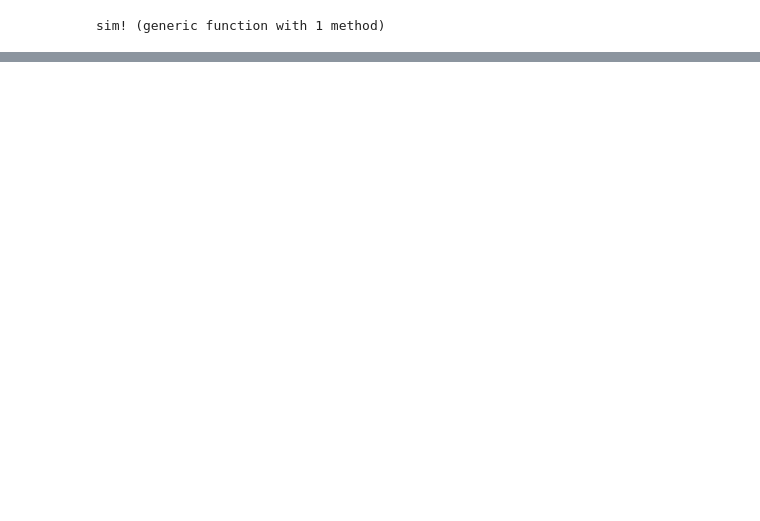
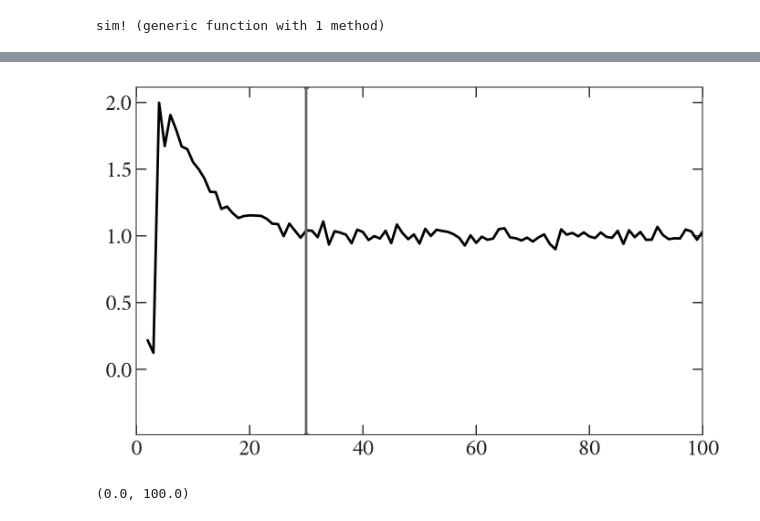
Before and after one commit to xzackli/PowerSpectra.jl, a Jupyter notebook: notebooks/simple sim.ipynb, the cells around one changed output, grey strips where cells are left out. Cells and saved outputs as stored; diff of their text form; code cells hidden in the pictures; blank space fills up the shorter version.

```diff
--- a/notebooks/simple sim.ipynb
+++ b/notebooks/simple sim.ipynb
@@ -99,0 +150,9 @@ ylim(0, 1e4)
+# %%
+plt.plot(diag(empirical_cov, 2) ./ diag(C.parent, 2), "-")
+xlim(0, 2nside)
+axvline(30)
+xlim(0,100)
+# yscale("log")
+# %% [output]
+[figure, added]
+(0.0, 100.0)
```
Also changed, not shown: parts of 13 cells of this notebook, 8 other files.
